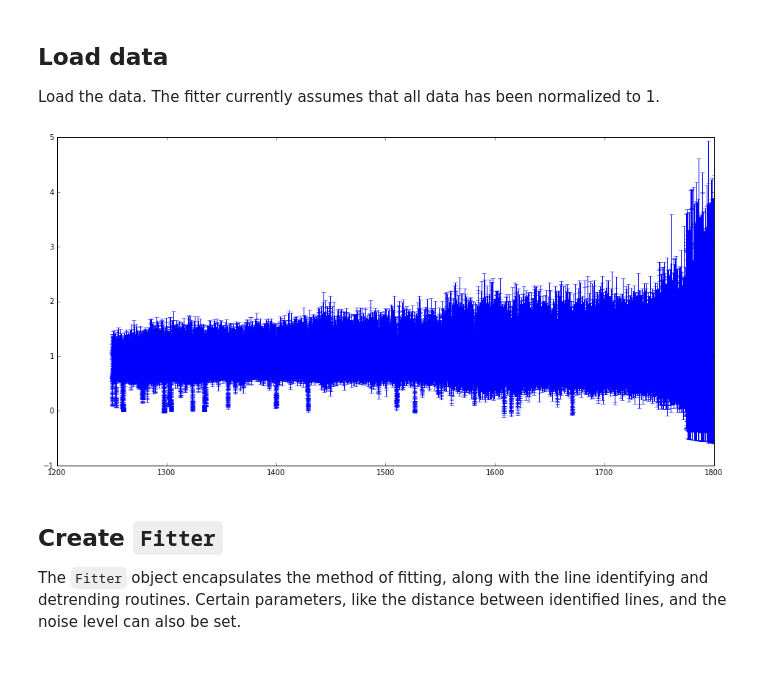
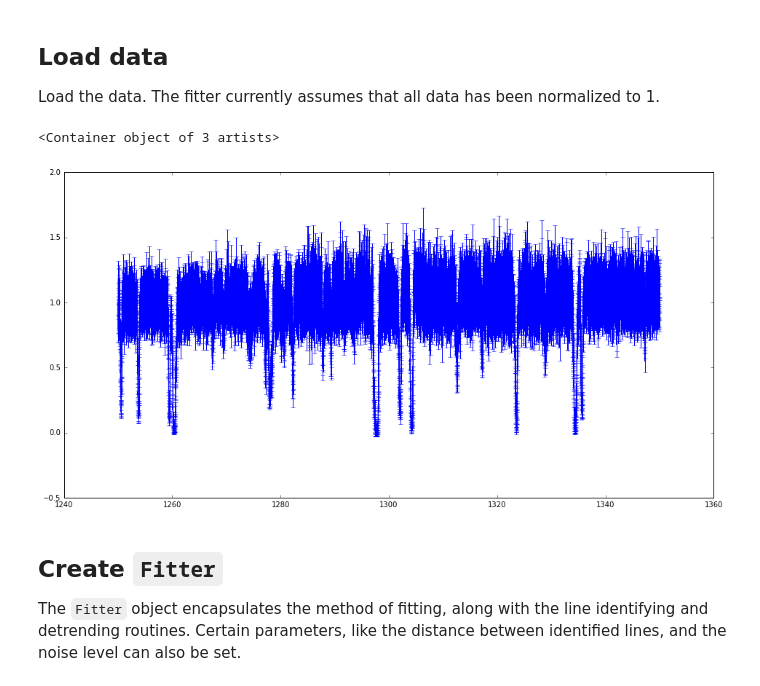
Before and after one commit to MISTY-pipeline/spectacle, a Jupyter notebook: notebooks/Fitting.ipynb, the cells around one changed output. Drawn from its saved outputs; the diff is of its cells as text; code cells hidden in the pictures.

```diff
--- a/notebooks/Fitting.ipynb
+++ b/notebooks/Fitting.ipynb
@@ -20,31 +20,32 @@ This is an example notebook of taking some real data and fitting an absorption f
 Load the data. The fitter currently assumes that all data has been normalized to 1.
 # %%
 # Load real data
-hdulist = fits.open("/Users/nearl/projects/hst_proposal/QSOALS/3C066A/3C066A_coadd_FUVM_final_all.fits")
-disp, flux, uncert, dq = hdulist[1].data['WAVE'], hdulist[1].data['FLUX'], \
-                         hdulist[1].data['ERROR'], hdulist[1].data['DQ']
+with fits.open("/Users/nearl/projects/hst_proposal/QSOALS/3C066A/3C066A_coadd_FUVM_final_all.fits") as hdulist:
+    disp, flux, uncert, dq = hdulist[1].data['WAVE'], hdulist[1].data['FLUX'], \
+                             hdulist[1].data['ERROR'], hdulist[1].data['DQ']
 # %%
 # Create a mask and apply it since we don't really care about the entire spectrum
-mask = [(disp > 1250) & (disp < 1800)]
+mask = [(disp > 1250) & (disp < 1350)]
+# mask = [(disp > 1290) & (disp < 1300)]
 
 flux = flux[mask]
 disp = disp[mask]
 uncert = uncert[mask]
 
 # Currently, the fitting assumes that the data is normalized to 1.0
 tmp_flux = unp.uarray(flux, uncert)
 tmp_flux /= np.median(tmp_flux)
 flux, uncert = unp.nominal_values(tmp_flux), unp.std_devs(tmp_flux)
 
 # Create spectrum object
 spectrum = Spectrum1D(disp, flux, uncertainty=uncert)
 
 # Plot the spectrum
 plt.errorbar(spectrum.dispersion, spectrum.flux, yerr=spectrum.uncertainty)
 # plt.plot(spectrum.dispersion, spectrum.flux)
-plt.show()
 # %% [output]
+<Container object of 3 artists>
-[figure, old version]
+[figure, new version]
 # %% [markdown]
 ## Create `Fitter`
 The `Fitter` object encapsulates the method of fitting, along with the line identifying and detrending routines. Certain parameters, like the distance between identified lines, and the noise level can also be set.
```
Also changed, not shown: parts of 3 cells of this notebook, 11 other files.
